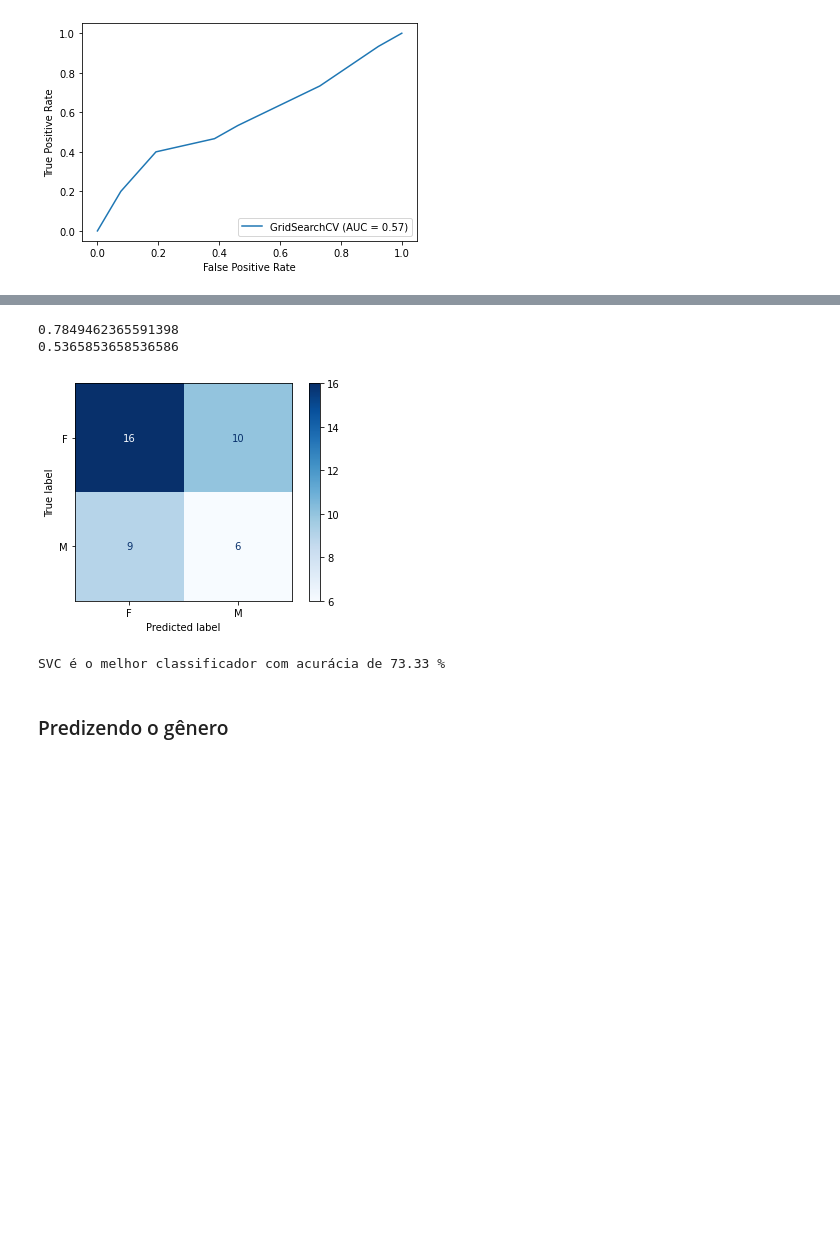
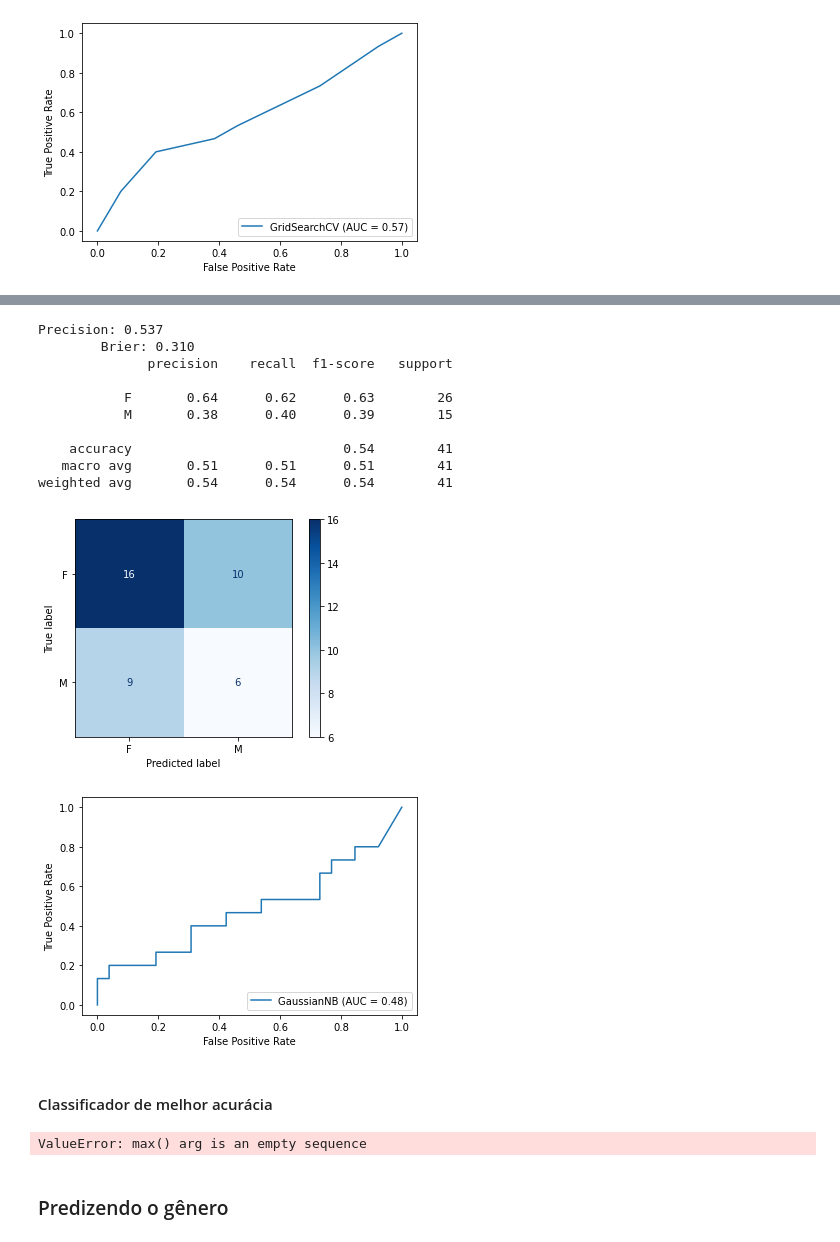
Before and after one commit to lgribeiro/classificador-de-genero, a Jupyter notebook: predict.ipynb, the cells around one changed output, grey strips where cells are left out. Drawn from its saved outputs; the diff is of its cells as text; code cells hidden in the pictures; blank space fills up the shorter version.

```diff
--- a/predict.ipynb
+++ b/predict.ipynb
@@ -417,37 +409,33 @@ Precisão:  0.6585365853658537
-# %%
-from sklearn.naive_bayes import GaussianNB
-
-# Inicializar nosso classificador
-gnb = GaussianNB()
-
-# Treinar nosso classificador
-gnb.fit(train, train_labels)
-gnb.score(train, train_labels)
-print(gnb.score(train, train_labels))
-# Fazer previsões
-gnb_predict = gnb.predict(test)
-# print(gnb_preds)
-# print(np.array(test_labels).reshape(-1))
-gnb_acc = accuracy_score(test_labels, gnb_predict)
-
-plot_confusion_matrix(gnb,
-                      test,
-                      test_labels,
-                      cmap=plt.cm.Blues)
-
-# Avaliar a precisão
-print(gnb_acc)
-# %% [output]
-0.7849462365591398
-0.5365853658536586
-[figure, removed]
-# %%
-classifiers = ['Decision Tree', 'Random Forest', 'Logistic Regression', 'SVC', 'Naive Bayes', "KNN", 'MLP']
-accuracy = np.array([treeD_acc, rfc_acc, lr_acc, svc_acc, gnb_acc, knn_acc, mlp_acc])
-max_acc = np.argmax(accuracy)
-print( "{} é o melhor classificador com acurácia de {:3.02f} %".format(classifiers[max_acc], accuracy[max_acc] * 100))
-# %% [output]
-SVC é o melhor classificador com acurácia de 73.33 %
+# %%
+from sklearn.naive_bayes import GaussianNB
+
+# Inicializar nosso classificador
+gnb = GaussianNB()
+
+model_plot(gnb, train, train_labels, test, test_labels, title="Naive Bayes")
+# %% [output]
+Precision: 0.537
+        Brier: 0.310
+              precision    recall  f1-score   support
+
+           F       0.64      0.62      0.63        26
+           M       0.38      0.40      0.39        15
+
+    accuracy                           0.54        41
+   macro avg       0.51      0.51      0.51        41
+weighted avg       0.54      0.54      0.54        41
+[figure, added]
+[figure, added]
+# %% [markdown]
+#### Classificador de melhor acurácia
+# %%
+if len(acc_dic) > 0:
+
+    longest = max(acc_dic, key = lambda chave: acc_dic[chave])
+    print( "{} é o melhor classificador com acurácia de {:3.02f} %".format(longest, acc_dic[longest] * 100))
+else: print( "Métricas nao encontradas")
+# %% [output]
+ValueError: max() arg is an empty sequence
 # %% [markdown]
 ### Predizendo o gênero
 # %%
```
Also changed, not shown: parts of 16 cells of this notebook, 2 other files.
